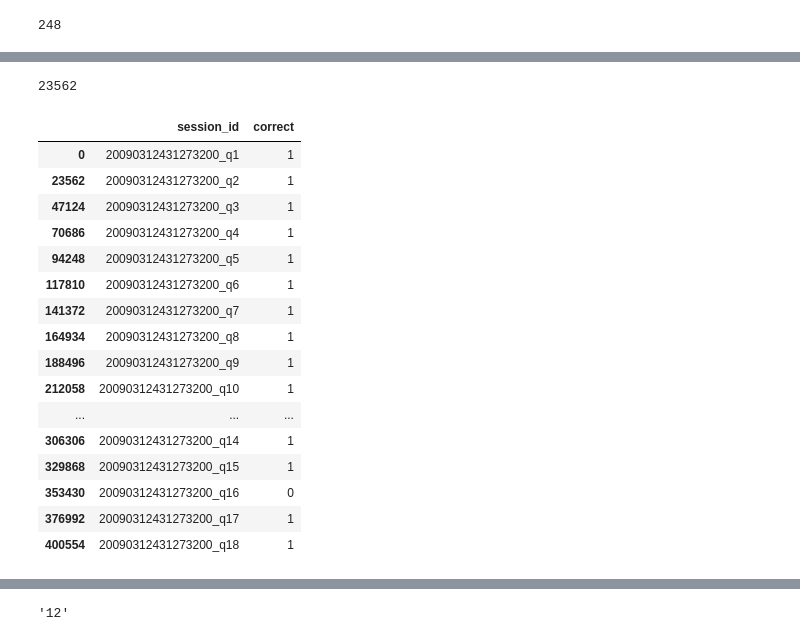
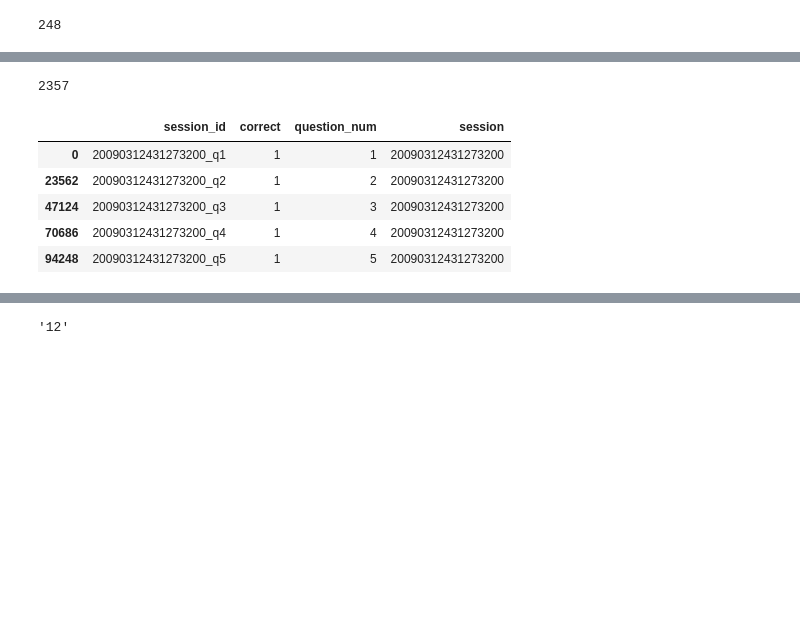
Before and after one commit to sitsawek/predict_student_performance_from_game_play, a Jupyter notebook: predict-student-performance-from-game-play.ipynb, the cells around one changed output, grey strips where cells are left out. Drawn from its saved outputs; the diff is of its cells as text; code cells hidden in the pictures; blank space fills up the shorter version.

```diff
--- a/predict-student-performance-from-game-play.ipynb
+++ b/predict-student-performance-from-game-play.ipynb
@@ -142,30 +141,20 @@ df_train.describe()
 # %%
-df_train.session_id.nunique()
+df_train_resize.session_id.nunique()
 # %% [output]
-23562
+2357
 # %%
 train_labels_csv = '/Users/macintosh/Desktop/data_completitions/Kaggle/2023/predict-student-performance-from-game-play/train_labels.csv'
-df_train_labels = pd.read_csv(train_labels_csv, dtype_backend = 'pyarrow')
+# df_train_labels = pd.read_csv(train_labels_csv, dtype_backend = 'pyarrow')
+df_train_labels = pd.read_csv(train_labels_csv)
 # %%
-df_train_labels[df_train_labels['session_id'].str.contains('20090312431273200')]
+df_train_labels[df_train_labels['session_id'].str.contains('20090312431273200')].head()
 # %% [output]
-|  | session_id | correct |
-| 0 | 20090312431273200_q1 | 1 |
-| 23562 | 20090312431273200_q2 | 1 |
-| 47124 | 20090312431273200_q3 | 1 |
-| 70686 | 20090312431273200_q4 | 1 |
-| 94248 | 20090312431273200_q5 | 1 |
-| 117810 | 20090312431273200_q6 | 1 |
-| 141372 | 20090312431273200_q7 | 1 |
-| 164934 | 20090312431273200_q8 | 1 |
-| 188496 | 20090312431273200_q9 | 1 |
-| 212058 | 20090312431273200_q10 | 1 |
-| ... | ... | ... |
-| 306306 | 20090312431273200_q14 | 1 |
-| 329868 | 20090312431273200_q15 | 1 |
-| 353430 | 20090312431273200_q16 | 0 |
-| 376992 | 20090312431273200_q17 | 1 |
-| 400554 | 20090312431273200_q18 | 1 |
+|  | session_id | correct | question_num | session |
+| 0 | 20090312431273200_q1 | 1 | 1 | 20090312431273200 |
+| 23562 | 20090312431273200_q2 | 1 | 2 | 20090312431273200 |
+| 47124 | 20090312431273200_q3 | 1 | 3 | 20090312431273200 |
+| 70686 | 20090312431273200_q4 | 1 | 4 | 20090312431273200 |
+| 94248 | 20090312431273200_q5 | 1 | 5 | 20090312431273200 |
 # %%
 # first we need to group by in session id and question number (max 18 questions)
 # %%
```
Also changed, not shown: parts of 34 cells of this notebook.
